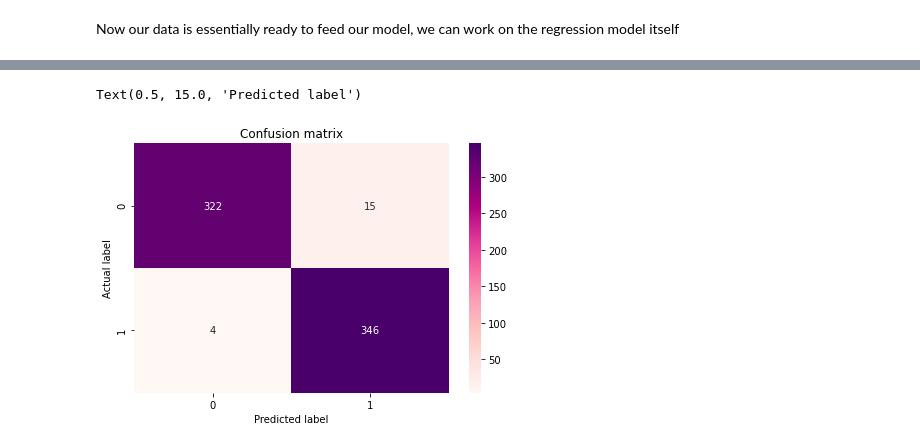
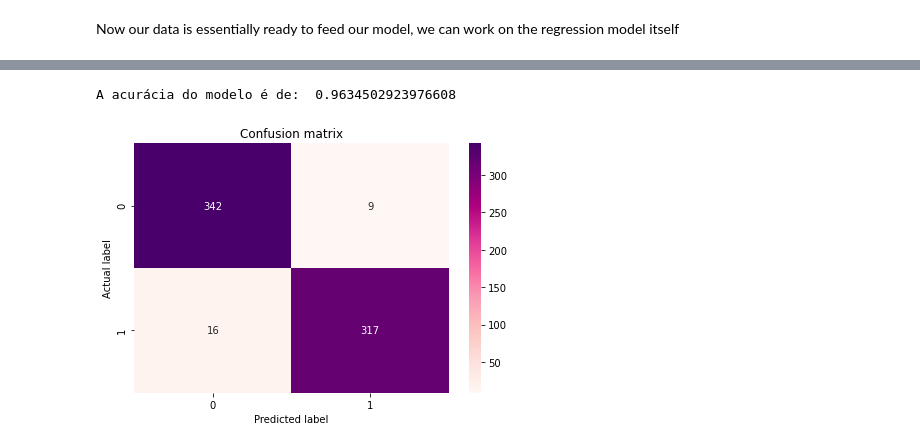
Before and after one commit to KalebRoncatti/Labs, a Jupyter notebook: EFC2/EFC2.ipynb, the cells around one changed output, grey strips where cells are left out. Cells and saved outputs as stored; diff of their text form; code cells hidden in the pictures.

Commit message:
ROC plot, f-1 score e confusion matrices

```diff
--- a/EFC2/EFC2.ipynb
+++ b/EFC2/EFC2.ipynb
@@ -240,6 +240,6 @@ array([[0.4386619 , 0.5613381 ],
 # %%
 # Creating a threshold to plot the ROC matrix afterwards
-threshold_values = np.arange(0,1.05,0.05)
+threshold_values = np.arange(0,1.025,0.025)
 y_pred = np.zeros(shape=(len(y_proba_pred),len(threshold_values)))
 acc = 0
 
@@ -266,0 +266,15 @@ array([[322,  15],
+# %%
+recall = []
+tfp = []
+f1_score = []
+for k in range(len(threshold_values)):
+    recall.append(metrics.recall_score(validation_y,y_pred[:,k]))
+    f1_score.append(metrics.f1_score(validation_y,y_pred[:,k]))
+    FP = 0
+    TN = 0
+    for l in range((len(y_proba_pred))):
+        if (y_pred[l,k] - validation_y[l] == 1):
+            FP = FP + 1
+        if (y_pred[l,k] - validation_y[l] == 0 and y_pred[l,k] == 0):
+            TN = TN + 1
+    tfp.append((FP/(TN+FP)))
@@ -266,0 +297,3 @@ array([[322,  15],
+# %%
+confusion_matrix_sag_ideal = metrics.confusion_matrix(validation_y,y_pred[:,np.argmax(f1_score)])
+display(confusion_matrix_sag_ideal)
@@ -267,15 +320,16 @@ array([[322,  15],
 # %%
 class_names = ["Female","Male"]
 fig, ax = plt.subplots()
 tick_marks = np.arange(len(class_names))
 plt.xticks(tick_marks, class_names)
 plt.yticks(tick_marks, class_names)
 # Creating a visual confusion matrix in a heatmap form
-sns.heatmap(pd.DataFrame(confusion_matrix_sag), cmap="RdPu", annot=True,fmt='g')
+sns.heatmap(pd.DataFrame(confusion_matrix_sag_ideal), cmap="RdPu", annot=True,fmt='g')
 plt.tight_layout()
 plt.title('Confusion matrix', y=1.1)
 plt.ylabel('Actual label')
 plt.xlabel('Predicted label')
+print("A acurácia do modelo é de: ",metrics.accuracy_score(validation_y, y_pred[:,np.argmax(f1_score)]))
 # %% [output]
-Text(0.5, 15.0, 'Predicted label')
+A acurácia do modelo é de:  0.9634502923976608
-[figure, old version]
+[figure, new version]
```
Also changed, not shown: parts of 9 cells of this notebook.
